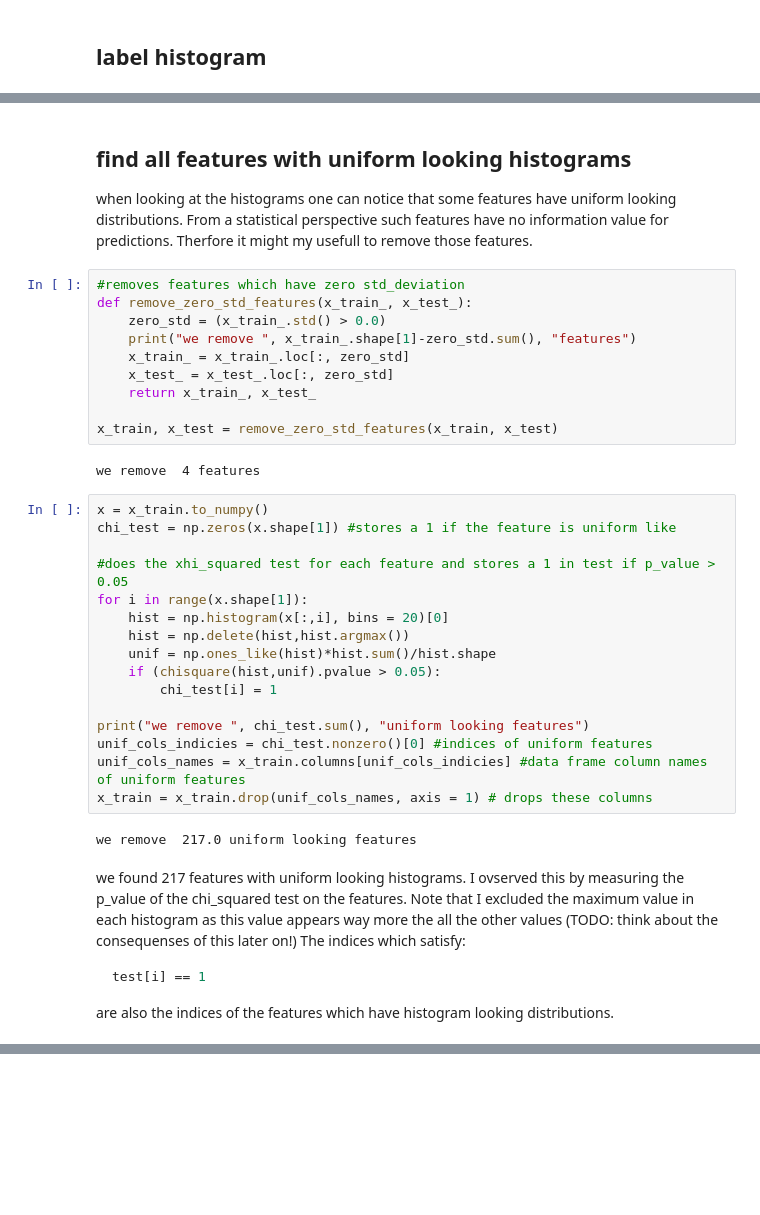
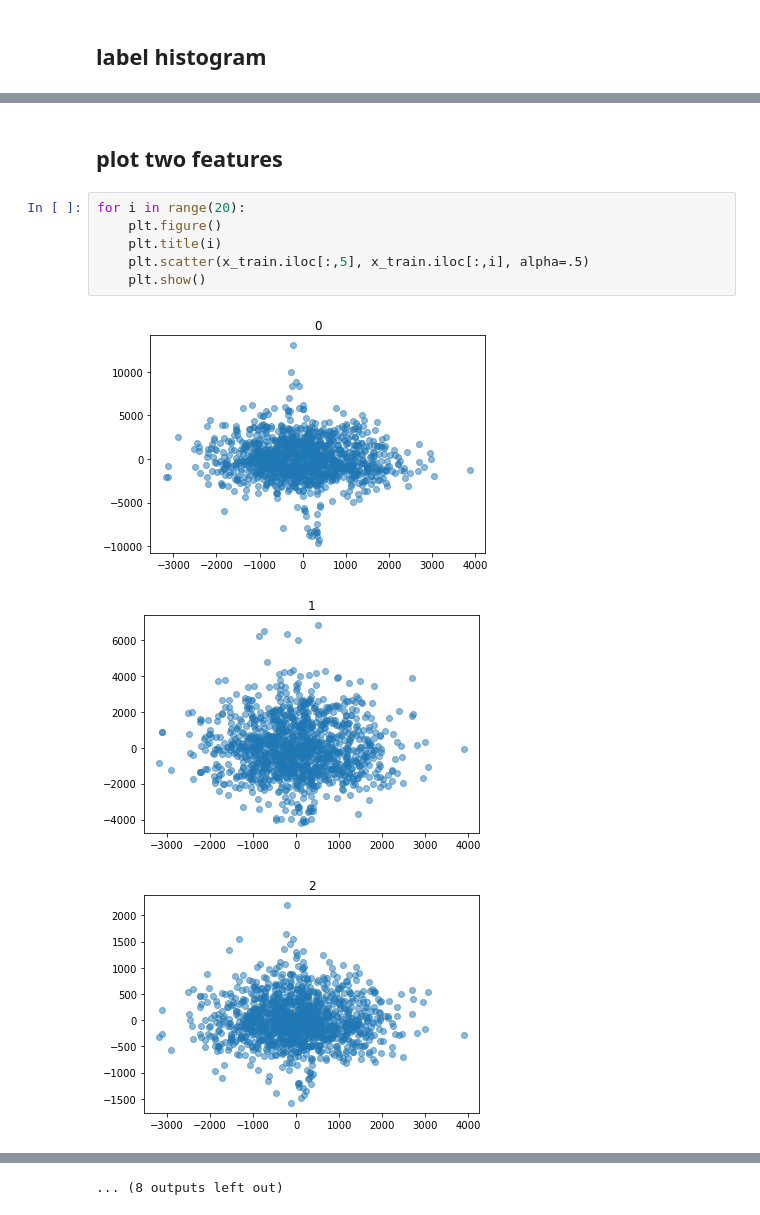
Before and after one commit to tim99fn/aml, a Jupyter notebook: data_inspection.ipynb, the cells around one changed output, grey strips where cells are left out. Drawn from its saved outputs; the diff is of its cells as text; blank space fills up the shorter version.

````diff
--- a/data_inspection.ipynb
+++ b/data_inspection.ipynb
@@ -103,41 +194,12 @@ y_hist
-# %% [markdown]
-## find all features with uniform looking histograms
-
-when looking at the histograms one can notice that some features have uniform looking distributions. From a statistical perspective such features have no information value for predictions. Therfore it might my usefull to remove those features.
-# %%
-#removes features which have zero std_deviation
-def remove_zero_std_features(x_train_, x_test_):
-    zero_std = (x_train_.std() > 0.0)
-    print("we remove ", x_train_.shape[1]-zero_std.sum(), "features")
-    x_train_ = x_train_.loc[:, zero_std]
-    x_test_ = x_test_.loc[:, zero_std]
-    return x_train_, x_test_
-
-x_train, x_test = remove_zero_std_features(x_train, x_test)
-# %% [output]
-we remove  4 features
-# %%
-x = x_train.to_numpy()
-chi_test = np.zeros(x.shape[1]) #stores a 1 if the feature is uniform like
-
-#does the xhi_squared test for each feature and stores a 1 in test if p_value > 0.05
-for i in range(x.shape[1]):
-    hist = np.histogram(x[:,i], bins = 20)[0]
-    hist = np.delete(hist,hist.argmax())
-    unif = np.ones_like(hist)*hist.sum()/hist.shape
-    if (chisquare(hist,unif).pvalue > 0.05):
-        chi_test[i] = 1
-
-print("we remove ", chi_test.sum(), "uniform looking features")
-unif_cols_indicies = chi_test.nonzero()[0] #indices of uniform features
-unif_cols_names = x_train.columns[unif_cols_indicies] #data frame column names of uniform features
-x_train = x_train.drop(unif_cols_names, axis = 1) # drops these columns
-# %% [output]
-we remove  217.0 uniform looking features
-# %% [markdown]
-we found 217 features with uniform looking histograms. I ovserved this by measuring the p_value of the chi_squared test on the features. Note that I excluded the maximum value in each histogram as this value appears way more the all the other values (TODO: think about the consequenses of this later on!)
-The indices which satisfy:
-```python
-test[i] == 1
-```
-are also the indices of the features which have histogram looking distributions.
+# %% [markdown]
+## plot two features
+# %%
+for i in range(20):
+    plt.figure()
+    plt.title(i)
+    plt.scatter(x_train.iloc[:,5], x_train.iloc[:,i], alpha=.5)
+    plt.show()
+# %% [output]
+[figure, added]
+[figure, added]
+[figure, added]
@@ -143,0 +215 @@ are also the indices of the features which have histogram looking distributions.
+... (8 outputs left out)
````
Also changed, not shown: parts of 25 cells of this notebook, 3 other files.
